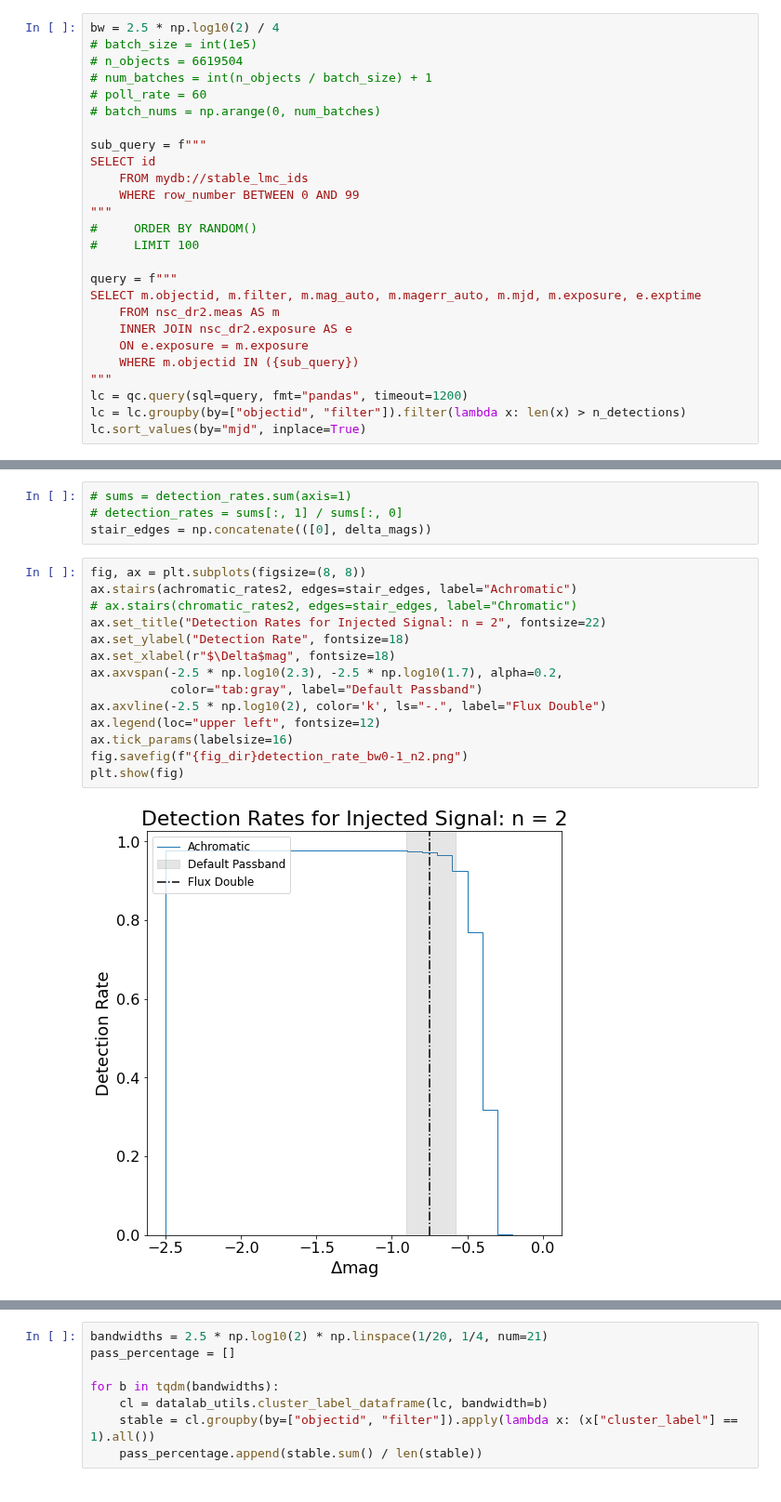
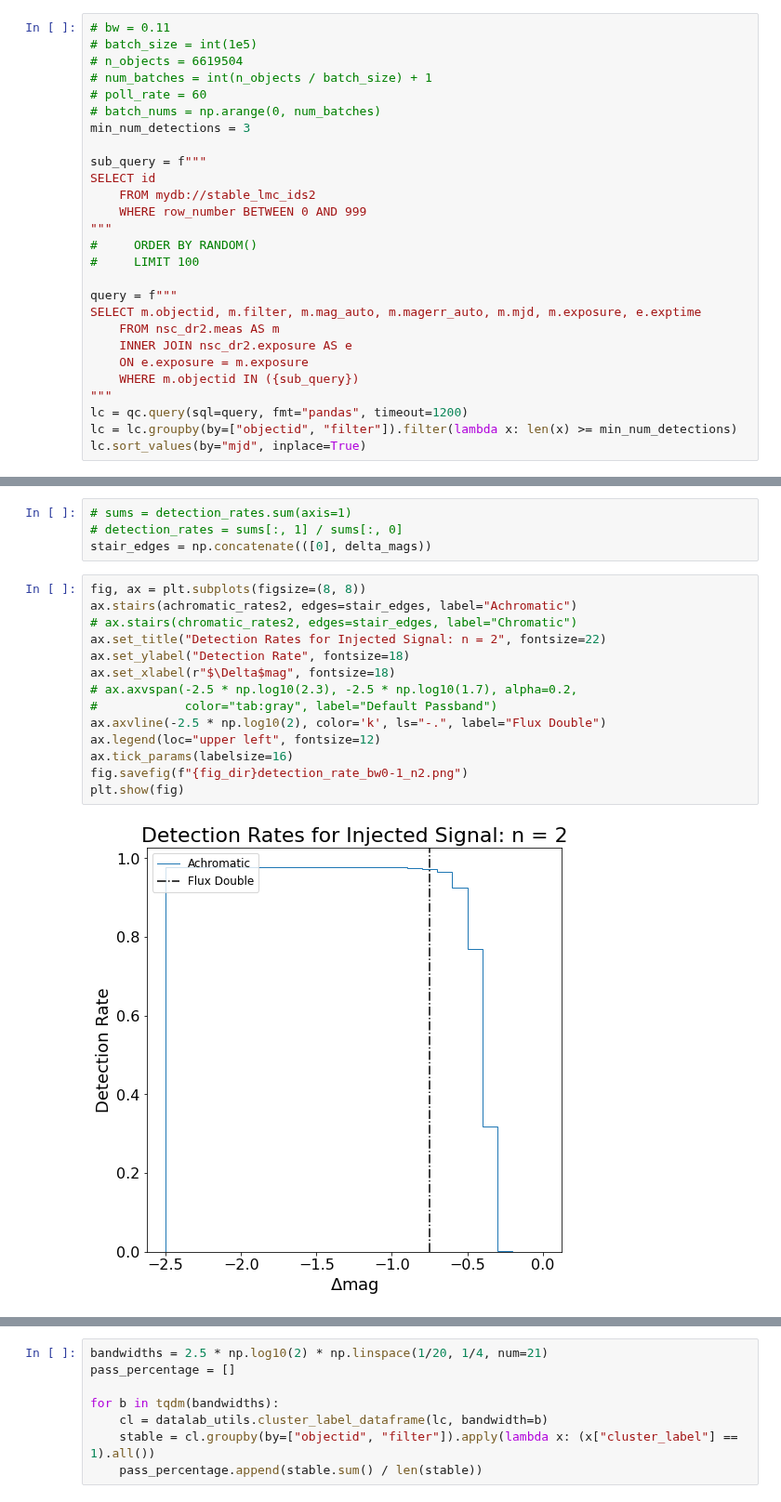
Before and after one commit to adriansh95/StringMicrolensing, a Jupyter notebook: inject_signal_nsc.ipynb, the cells around one changed output, grey strips where cells are left out. Shown at 93% size. Cells and saved outputs as stored; diff of their text form.

```diff
--- a/inject_signal_nsc.ipynb
+++ b/inject_signal_nsc.ipynb
@@ -98,17 +102,18 @@ qc.query(sql=qq, out="mydb://stable_lmc_ids", timeout=1200)
 # %% [output]
 'OK'
 # %%
-bw = 2.5 * np.log10(2) / 4
+# bw = 0.11
 # batch_size = int(1e5)
 # n_objects = 6619504
 # num_batches = int(n_objects / batch_size) + 1
 # poll_rate = 60
 # batch_nums = np.arange(0, num_batches)
+min_num_detections = 3
 
 sub_query = f"""
 SELECT id
-    FROM mydb://stable_lmc_ids
-    WHERE row_number BETWEEN 0 AND 99
+    FROM mydb://stable_lmc_ids2
+    WHERE row_number BETWEEN 0 AND 999
 """
 #     ORDER BY RANDOM()
 #     LIMIT 100
@@ -121,7 +126,7 @@ SELECT m.objectid, m.filter, m.mag_auto, m.magerr_auto, m.mjd, m.exposure, e.exp
     WHERE m.objectid IN ({sub_query})
 """
 lc = qc.query(sql=query, fmt="pandas", timeout=1200)
-lc = lc.groupby(by=["objectid", "filter"]).filter(lambda x: len(x) > n_detections)
+lc = lc.groupby(by=["objectid", "filter"]).filter(lambda x: len(x) >= min_num_detections)
 lc.sort_values(by="mjd", inplace=True)
 # %%
 delta_mags = -np.linspace(0.1, 2.5, num=25)
@@ -141,16 +144,16 @@ stair_edges = np.concatenate(([0], delta_mags))
 # %%
 fig, ax = plt.subplots(figsize=(8, 8))
 ax.stairs(achromatic_rates2, edges=stair_edges, label="Achromatic")
 # ax.stairs(chromatic_rates2, edges=stair_edges, label="Chromatic")
 ax.set_title("Detection Rates for Injected Signal: n = 2", fontsize=22)
 ax.set_ylabel("Detection Rate", fontsize=18)
 ax.set_xlabel(r"$\Delta$mag", fontsize=18)
-ax.axvspan(-2.5 * np.log10(2.3), -2.5 * np.log10(1.7), alpha=0.2,
-           color="tab:gray", label="Default Passband")
+# ax.axvspan(-2.5 * np.log10(2.3), -2.5 * np.log10(1.7), alpha=0.2,
+#            color="tab:gray", label="Default Passband")
 ax.axvline(-2.5 * np.log10(2), color='k', ls="-.", label="Flux Double")
 ax.legend(loc="upper left", fontsize=12)
 ax.tick_params(labelsize=16)
 fig.savefig(f"{fig_dir}detection_rate_bw0-1_n2.png")
 plt.show(fig)
 # %% [output]
-[figure, old version]
+[figure, new version]
```
Also changed, not shown: parts of 11 cells of this notebook, 1 other file.
